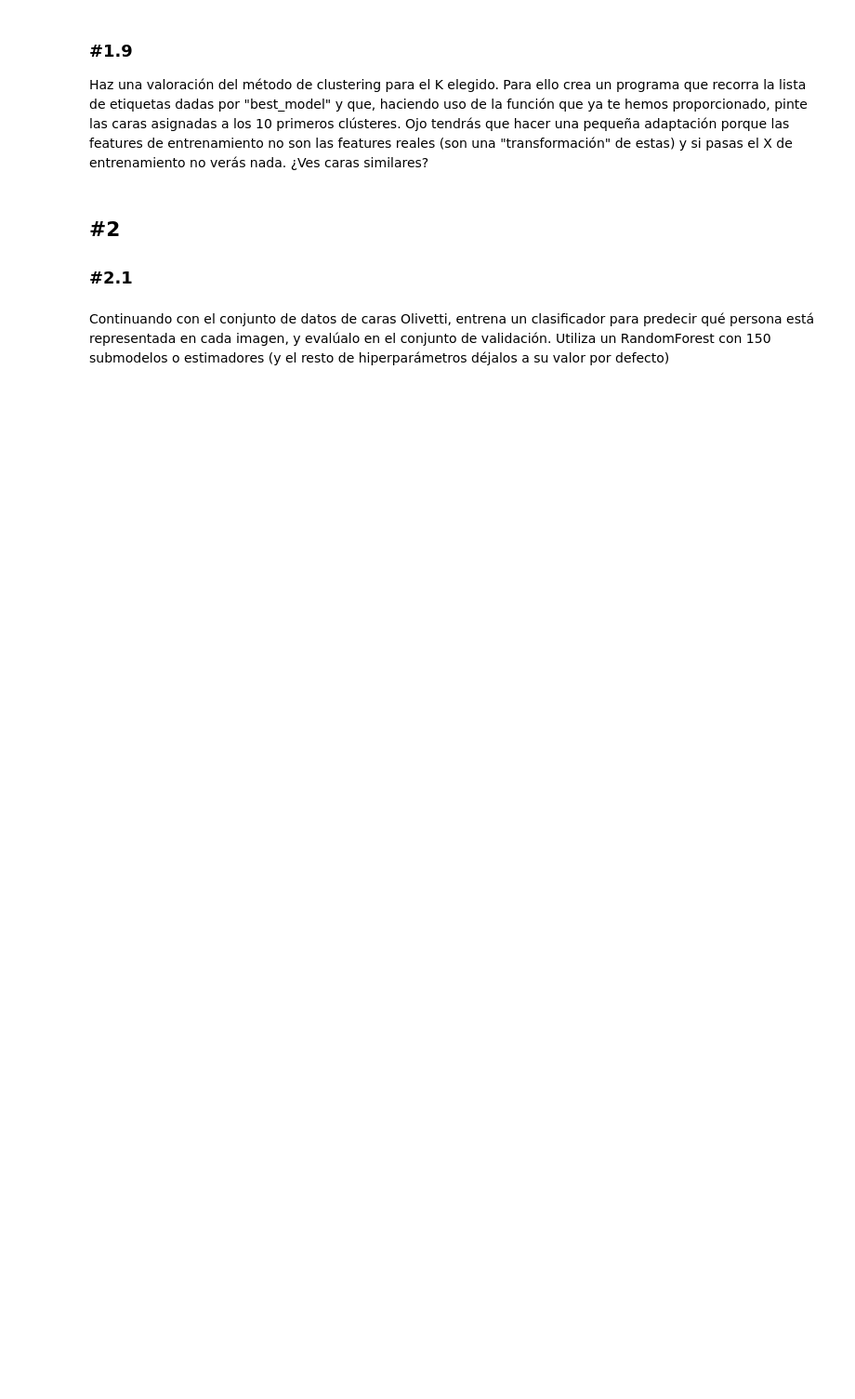
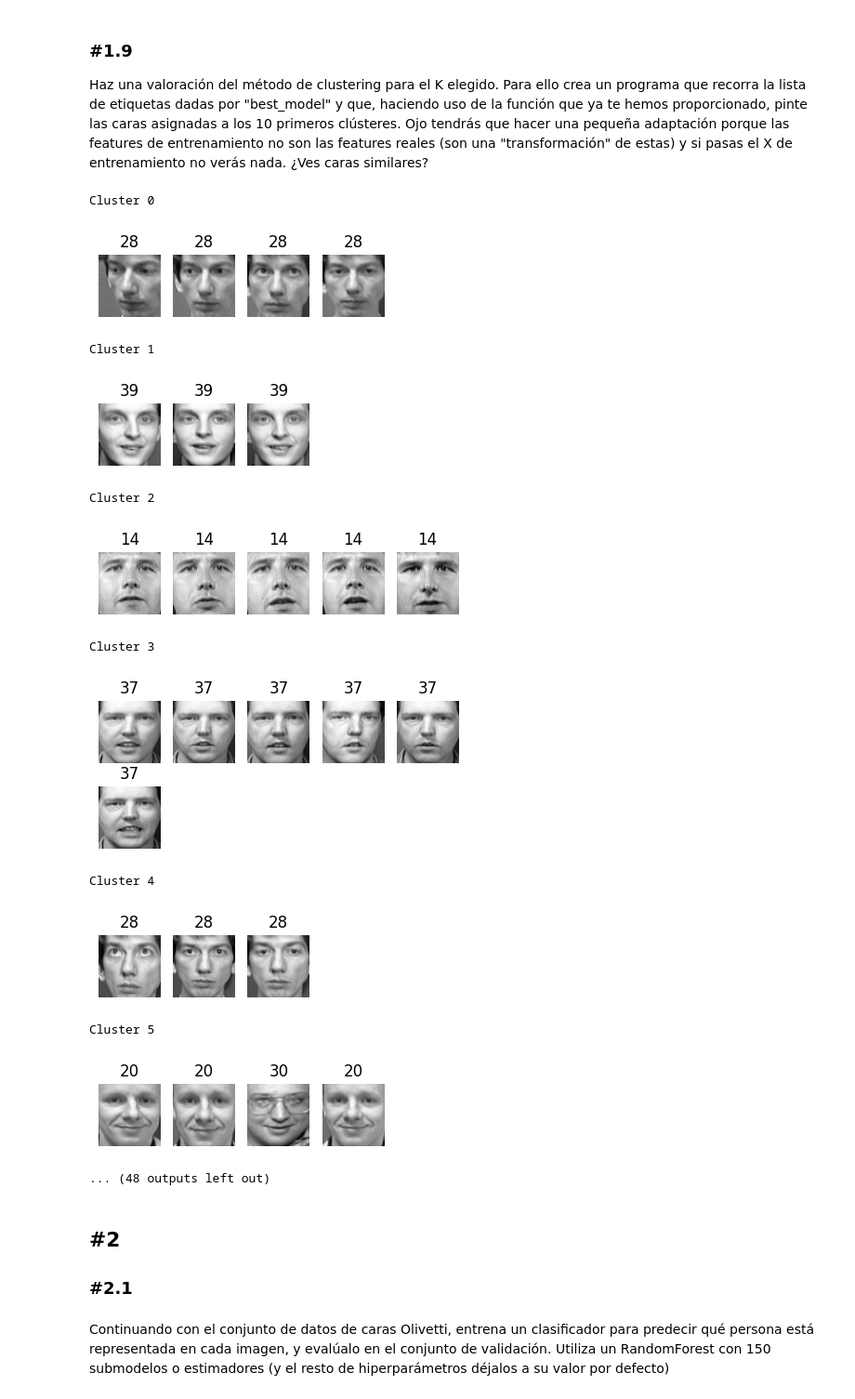
Before and after one commit to Lauragarbre/ONLINE_DS_THEBRIDGE_Curso2025, a Jupyter notebook: Bootcamp_Data_Science_2025/04_Machine_Learning /Sprint 13_ML_Modelos_No_Supervisados_I_Clustering/Unidad_01/18_Practica_Obligatoria_Clustering_I_Hecha.ipynb, the cells around one changed output. Shown at 93% size. Drawn from its saved outputs; the diff is of its cells as text; code cells hidden in the pictures; blank space fills up the shorter version.

Commit message:
Update 18_Practica_Obligatoria_Clustering_I_Hecha.ipynb
Mejorado

```diff
--- a/Bootcamp_Data_Science_2025/04_Machine_Learning /Sprint 13_ML_Modelos_No_Supervisados_I_Clustering/Unidad_01/18_Practica_Obligatoria_Clustering_I_Hecha.ipynb
+++ b/Bootcamp_Data_Science_2025/04_Machine_Learning /Sprint 13_ML_Modelos_No_Supervisados_I_Clustering/Unidad_01/18_Practica_Obligatoria_Clustering_I_Hecha.ipynb
@@ -151,7 +237,7 @@ k_range = range(5, 150, 5)
 kmeans_per_k = []
 for k in k_range:
     print("k={}".format(k))
-    kmeans = KMeans(n_clusters=k, random_state=42).fit(X_train)
+    kmeans = KMeans(n_clusters=k, n_init = 10, random_state=42).fit(X_train_pca)
     kmeans_per_k.append(kmeans)
 # %% [output]
 k=5
@@ -175,8 +261,7 @@ k=145
 #Calculamos Silhouette Score
 from sklearn.metrics import silhouette_score
 
-silhouette_scores = [silhouette_score(X_train, model.labels_)
-                     for model in kmeans_per_k]
+silhouette_scores = [silhouette_score(X_train_pca, model.labels_) for model in kmeans_per_k]
 best_index = np.argmax(silhouette_scores)
 best_k = k_range[best_index]
 best_score = silhouette_scores[best_index]
@@ -212,12 +300,3 @@ plt.show()
 ### #1.8
 
 Quédate con el k obtenido con el método del score de silueta y asigna el modelo con ese k a una variable `best_model`
-# %%
-best_model = kmeans_per_k[best_index]
-
-for cluster_id in np.unique(best_model.labels_):
-    print("Cluster", cluster_id)
-    in_cluster = best_model.labels_==cluster_id
-    faces = X_train[in_cluster].reshape(-1, 64, 64)
-    labels = y_train[in_cluster]
-    plot_faces(faces, labels)
@@ -239,6 +309,27 @@ Cluster 5
 ### #1.9
 
 Haz una valoración del método de clustering para el K elegido. Para ello crea un programa que recorra la lista de etiquetas dadas por "best_model" y que, haciendo uso de la función que ya te hemos proporcionado, pinte las caras asignadas a los 10 primeros clústeres. Ojo tendrás que hacer una pequeña adaptación porque las features de entrenamiento no son las features reales (son una "transformación" de estas) y si pasas el X de entrenamiento no verás nada. ¿Ves caras similares?
+# %%
+for cluster_id in np.unique(best_model.labels_)[0:30]:
+    print("Cluster", cluster_id)
+    in_cluster = best_model.labels_==cluster_id
+    faces = X_train[in_cluster].values
+    labels = y_train[in_cluster]
+    plot_faces(faces, labels)
+# %% [output]
+Cluster 0
+[figure, added]
+Cluster 1
+[figure, added]
+Cluster 2
+[figure, added]
+Cluster 3
+[figure, added]
+Cluster 4
+[figure, added]
+Cluster 5
+[figure, added]
+... (48 outputs left out)
 # %% [markdown]
 ## **#2**
 
```
Also changed, not shown: parts of 31 cells of this notebook.
